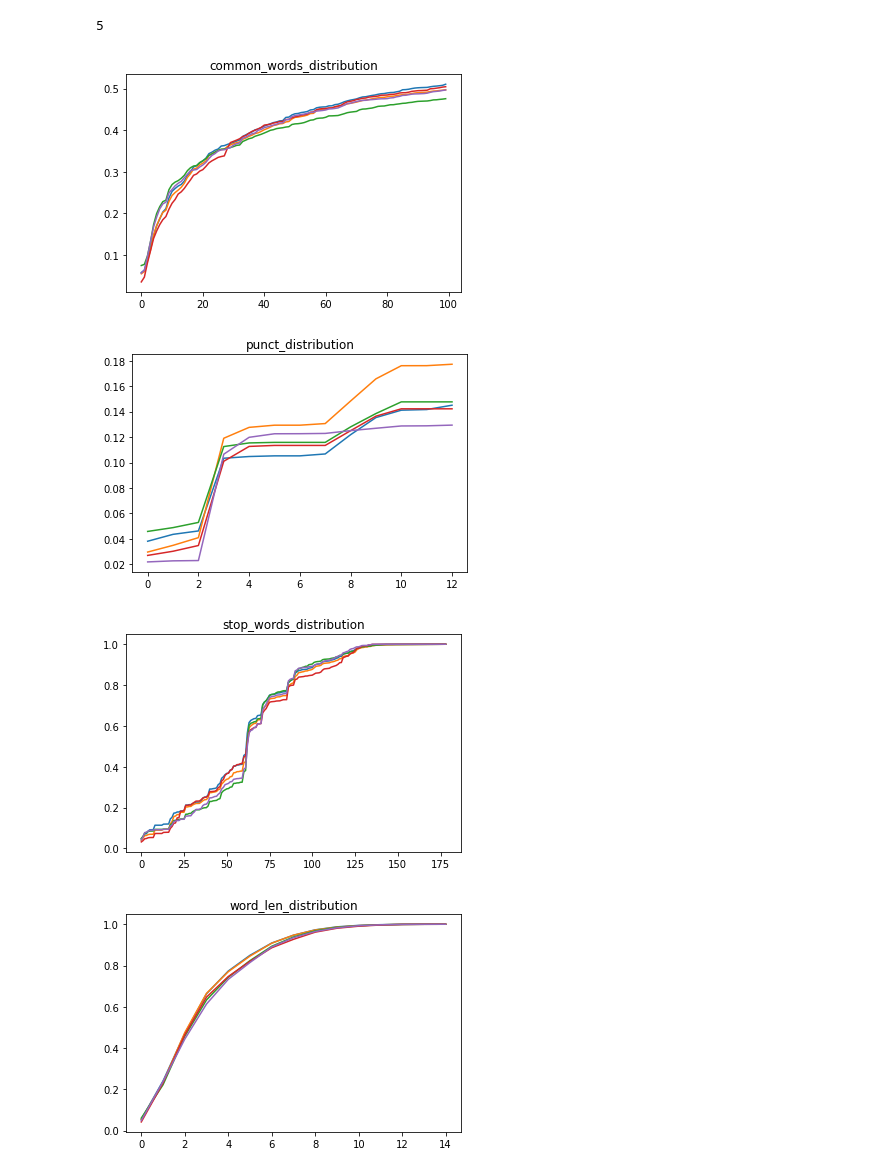
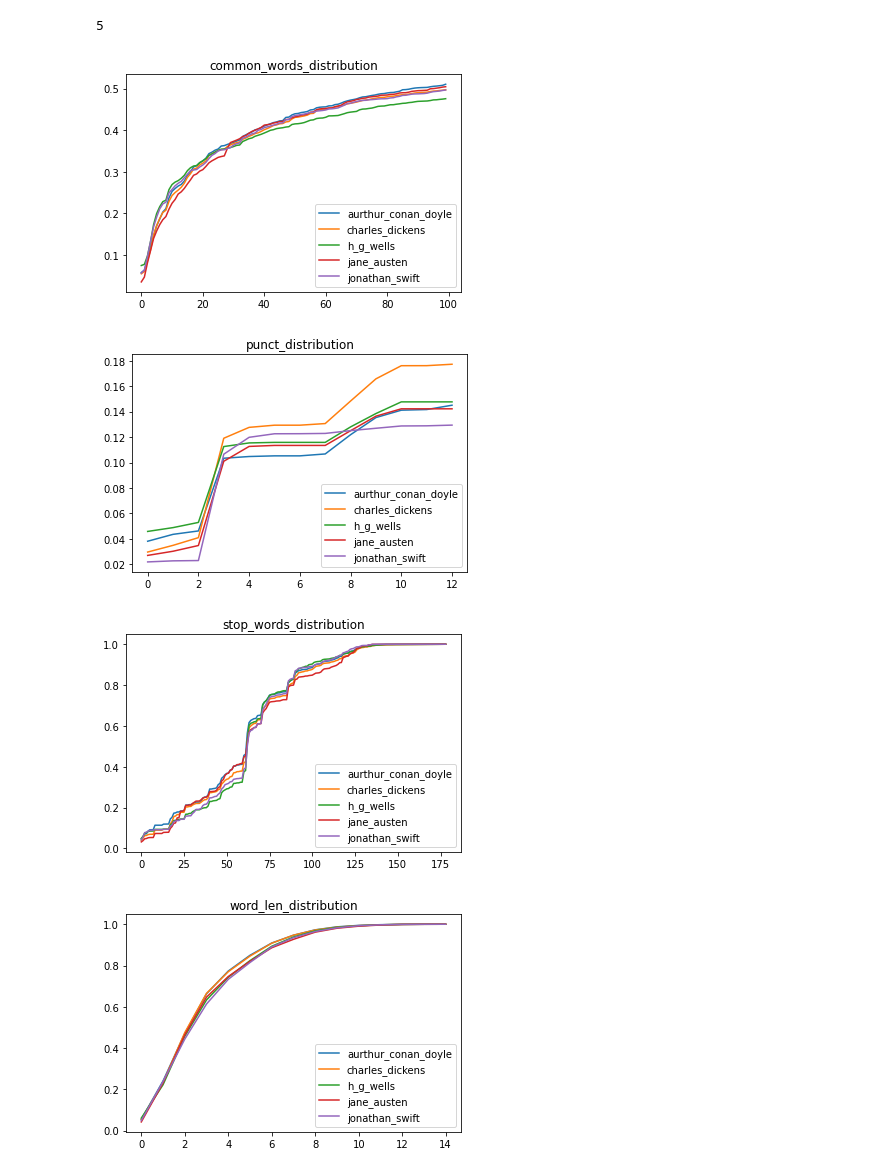
Before and after one commit to aryan02420/stylometric-analysis, a Jupyter notebook: Plot.ipynb, the cells around one changed output. Cells and saved outputs as stored; diff of their text form; code cells hidden in the pictures.

Commit message:
More updates to Plot.ipynb

```diff
--- a/Plot.ipynb
+++ b/Plot.ipynb
@@ -29,13 +29,14 @@ len(data2['common_words_distribution'])
 # %%
 for label in data2.keys():
     for i in range(len(data2[label])):
         x = range(len(data2[label][i]))
         y = np.cumsum(data2[label][i])
         plt.plot(x, y)
+    plt.legend(list(data.keys()))
     plt.title(label)
     plt.show()
 # %% [output]
-[figure, old version]
+[figure, new version]
-[figure, old version]
+[figure, new version]
-[figure, old version]
+[figure, new version]
-[figure, old version]
+[figure, new version]
```
Also changed, not shown: parts of 1 cell of this notebook.
